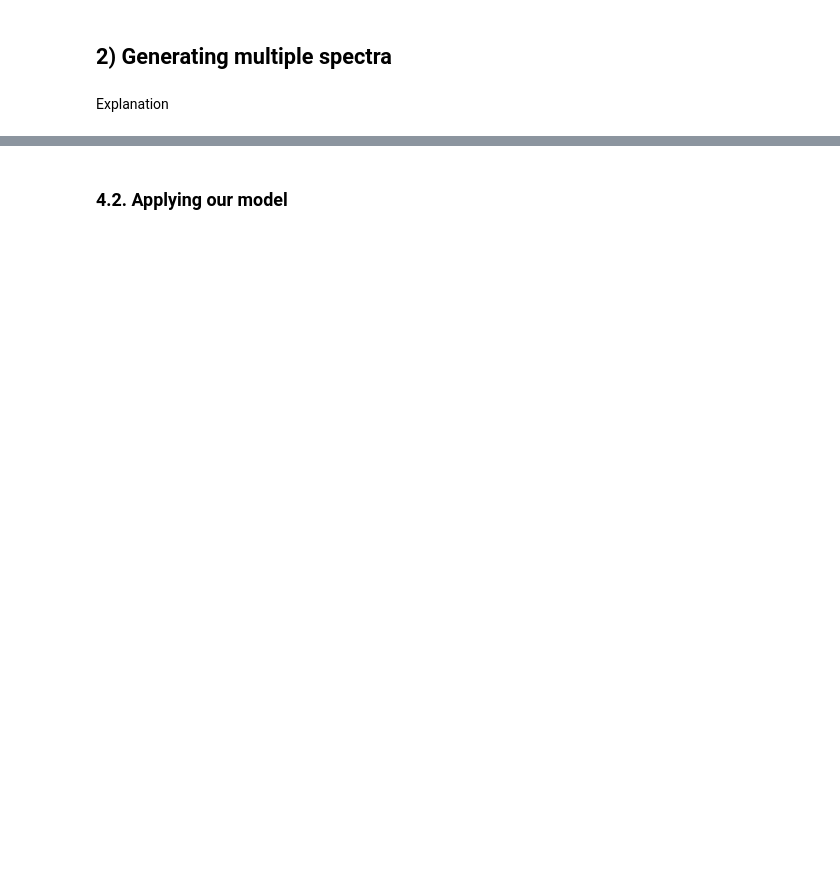
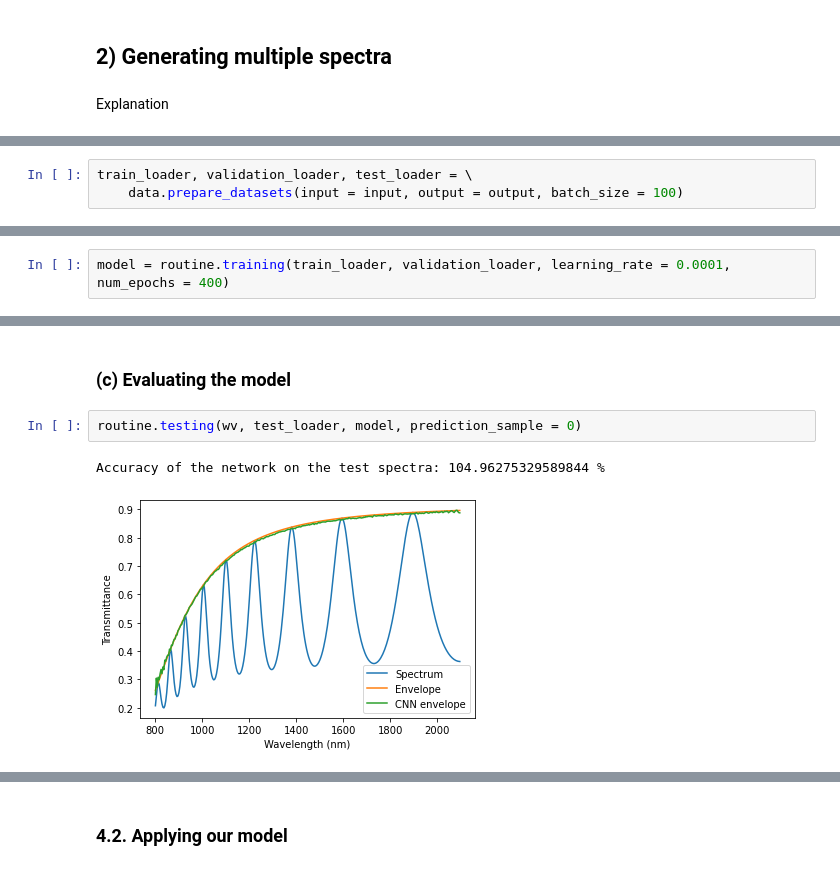
Before and after one commit to manuelballester/ML_spectroscopy, a Jupyter notebook: ML_spectroscopy.ipynb, the cells around one changed output, grey strips where cells are left out. Drawn from its saved outputs; the diff is of its cells as text; blank space fills up the shorter version.

```diff
--- a/ML_spectroscopy.ipynb
+++ b/ML_spectroscopy.ipynb
@@ -318,0 +68,3 @@ plt.plot(wv, y_predicted)
+# %%
+train_loader, validation_loader, test_loader = \
+    data.prepare_datasets(input = input, output = output, batch_size = 100)
@@ -318,0 +78,2 @@ plt.plot(wv, y_predicted)
+# %%
+model = routine.training(train_loader, validation_loader, learning_rate = 0.0001, num_epochs = 400)
@@ -318,0 +101,7 @@ plt.plot(wv, y_predicted)
+# %% [markdown]
+### (c) Evaluating the model
+# %%
+routine.testing(wv, test_loader, model, prediction_sample = 0)
+# %% [output]
+Accuracy of the network on the test spectra: 104.96275329589844 %
+[figure, added]
```
Also changed, not shown: parts of 34 cells of this notebook, 30 other files.
